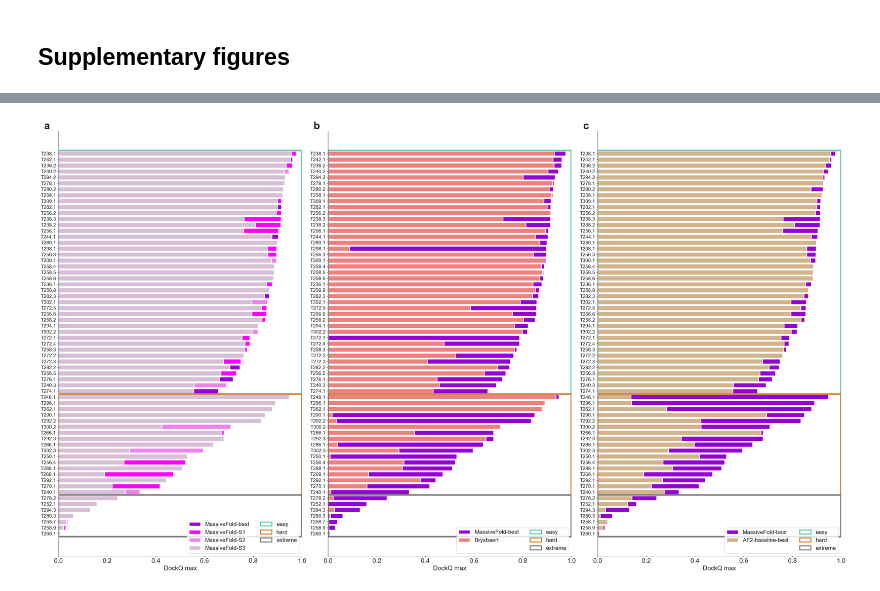
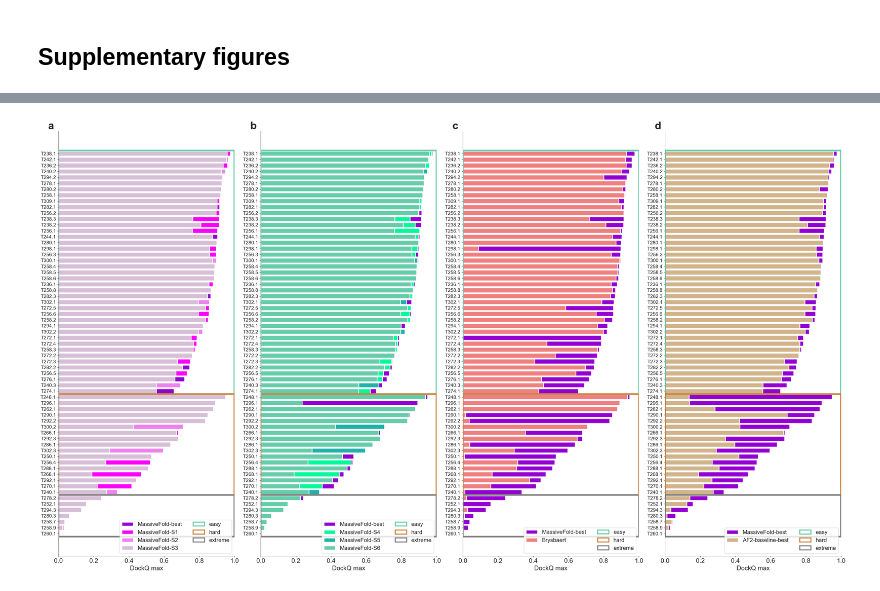
Before and after one commit to GBLille/CASP16-CAPRI_MassiveFold_Data, a Jupyter notebook: paper/figures.ipynb, the cells around one changed output, grey strips where cells are left out. Drawn from its saved outputs; the diff is of its cells as text; code cells hidden in the pictures.

Commit message:
Figures for v2 of the manuscript

```diff
--- a/paper/figures.ipynb
+++ b/paper/figures.ipynb
@@ -270,7 +301,7 @@ def plot_ranking(df, ax, save='', do='show', new_styles=None, palette=None):
 # %% [markdown]
 ## Data preparation
 # %%
-# a: difficulty zones
+# a: difficulty thresholds
 x, y = np.linspace(0, 1, 300), np.linspace(0, 1, 300)
 X, Y = np.meshgrid(x, y)
 Z = np.full_like(X, np.nan)
@@ -283,7 +314,9 @@ cmap = matplotlib.colors.ListedColormap(['grey', 'peru', 'mediumaquamarine'])
 # e: roc curves
 cols_to_keep = [ i for i in iptm_per_diff.columns if 'max' not in i ]
 roc_df = iptm_per_diff[cols_to_keep]
-score_cols= [ i for i in cols_to_keep if i not in ["target_id", "difficulty", "real_difficulty", "S1", "S2", "S3"] ]
+score_cols= [ i for i in cols_to_keep if i not in
+             ["target_id", "difficulty", "real_difficulty", "S1", "S2", "S3", 'S4', 'S5', 'S6']
+            ]
 roc_df.columns = roc_df.columns.str.replace('Interfaces', '', regex=False)
 score_cols = [ col.replace('Interfaces', '') for col in score_cols ]
 y_true = pd.to_numeric(roc_df["real_difficulty"], errors='raise').astype(int).values
@@ -367,10 +400,13 @@ plt.show()
 # %%
 all_palette = {
     "MassiveFold-best": "darkmagenta",
-    "MassiveFold-full": "darkviolet",
+    #"MassiveFold-full": "darkviolet",
     "MassiveFold-S1": "magenta",
     "MassiveFold-S2": "violet",
     "MassiveFold-S3": "thistle",
+    "MassiveFold-S4": "mediumspringgreen",
+    "MassiveFold-S5": "lightseagreen",
+    "MassiveFold-S6": "mediumaquamarine",
     "Scorer": "darkkhaki",
     "Predictors": "khaki",
     "AF2-baseline": "powderblue",
@@ -381,13 +417,24 @@ styles = {"linewidth": {"high": 0.7, "medium": 0.7, "acceptable": 2},
 
 sns.set_style('ticks')
 fig, ax = plt.subplots(figsize=(16, 9))
+#col_order = [ i for i in all_palette ]
 plot_ranking(strategies[strategies["difficulty"] == "hard"], ax, palette=all_palette, new_styles=styles)
+
 ax.tick_params(axis='x', labelsize=9)
 ax.tick_params(axis='y', labelsize=12)
 
+desired_order = [ i for i in all_palette ]
+handles, labels = ax.get_legend_handles_labels()
+label_to_handle = dict(zip(labels, handles))
+ordered_handles = [label_to_handle[label] for label in desired_order]
+ordered_handles.extend([i for i in handles if i not in ordered_handles])
+
+ordered_labels = desired_order
+ordered_labels.extend([i for i in labels if i not in desired_order])
+
+ax.legend(ordered_handles, ordered_labels, ncol=2, fontsize=14)
+
 ax.set_ylabel(ax.get_ylabel(), fontsize=14)
-ax.legend(fontsize=14)
 plt.tight_layout()
-plt.show()
-#plt.savefig("./Figure_2.png", dpi=300)
+plt.savefig("./whole_ranking.pdf", dpi=300)
 # %% [output]
@@ -589,11 +952,12 @@ styles = {"sizes": 15, "linewidth": {"high": 0.7, "medium": 0.7, "acceptable": 2
 for i, (ax, difficulty) in enumerate(zip(axes.flatten(), ["easy", "hard", "extreme"])):
     df = strategies[(strategies["difficulty"] == difficulty)].copy()
     final_df, ax = plot_ranking(df, ax=ax, palette=all_palette, new_styles=styles)
-    ax.set_ylabel("Cumulative DockQ / Count of best quality", fontsize=ylabel_fontsize)
+    ax.set_ylabel("Cumulative DockQ &\n Count of best quality", fontsize=ylabel_fontsize)
     ax.tick_params(axis='y', labelsize=ytick_fontsize)
     ax.tick_params(axis='x', labelsize=xtick_fontsize)
-    ax.set_title(f'Targets classified as "{difficulty.capitalize()}" (n = {len(df["target_id"].unique())})', fontsize=title_fontsize)
+    ax.set_title(f'Interfaces classified as "{difficulty.capitalize()}" (n = {len(df["target_id"].unique())})', fontsize=title_fontsize)
+    ax.legend(handles=handles, ncol=2, fontsize=8)
 plt.tight_layout()
 plt.show()
-#plt.savefig("./Figure_S1.png", dpi=300)
+#plt.savefig("./Figure_S2.png", dpi=300)
 # %% [output]
@@ -656,6 +1020,6 @@ plt.show()
 # %%
-#sns.set_style('ticks')
-fig, axes = plt.subplots(nrows=1, ncols=3, figsize=(32, 18))
+sns.set_style('ticks')
+fig, axes = plt.subplots(nrows=1, ncols=4, figsize=(32, 18))
 axes = axes.flatten()
 
 # make the barplots
@@ -693,33 +1057,33 @@ for diff in diff_order:
 for ax in axes:
     ax.spines["right"].set_visible(False)
     ax.spines["top"].set_visible(False)
     ax.set_xlabel("DockQ max", fontsize=18)
     ax.set_yticks(y_pos)
     ax.tick_params(axis='y', labelsize=14)
     ax.tick_params(axis='x', labelsize=18)
     ax.set_yticklabels(df_sorted["target_id"])
     ax.set_xlim(0, 1)
     ax.invert_yaxis()
     model_h, model_l = ax.get_legend_handles_labels()
     hdict = dict(zip(model_l, model_h))
     model_l  = [ n for n in name_order if n in hdict ]
     model_h = [ hdict[n] for n in model_l ]
     if len(model_l) == 2:
         model_h.append(matplotlib.patches.Patch(facecolor="none", edgecolor="none", label=""))
         model_l.append("")
     diff_h = [
         matplotlib.patches.Patch(facecolor="none", edgecolor=edgecolor_map[d], linewidth=3)
         for d in diff_order
     ]
     diff_l = diff_order
     handles = model_h + diff_h
     labels  = model_l + diff_l
     ax.legend(handles, labels, ncol=2, loc="lower right", fontsize=16)
-    for i, letter in enumerate(['a', 'b', 'c']):
+    for i, letter in enumerate(['a', 'b', 'c', 'd']):
         axes[i].set_title(f"{letter}", loc="left", fontweight="bold", x=-.06, fontsize=30)
 
 plt.tight_layout()
 plt.show()
-#plt.savefig('./Figure_S4.png', dpi=300)
+#plt.savefig('./Figure_S5.png', dpi=300)
 # %% [output]
-[figure, old version]
+[figure, new version]
```
Also changed, not shown: parts of 14 cells of this notebook, 1 other file.
